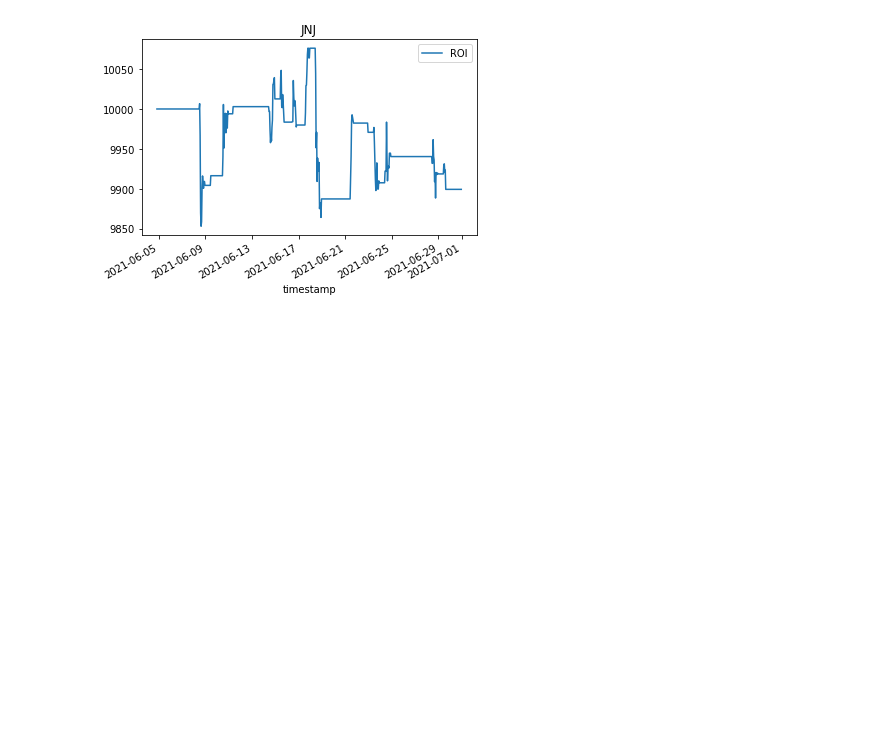
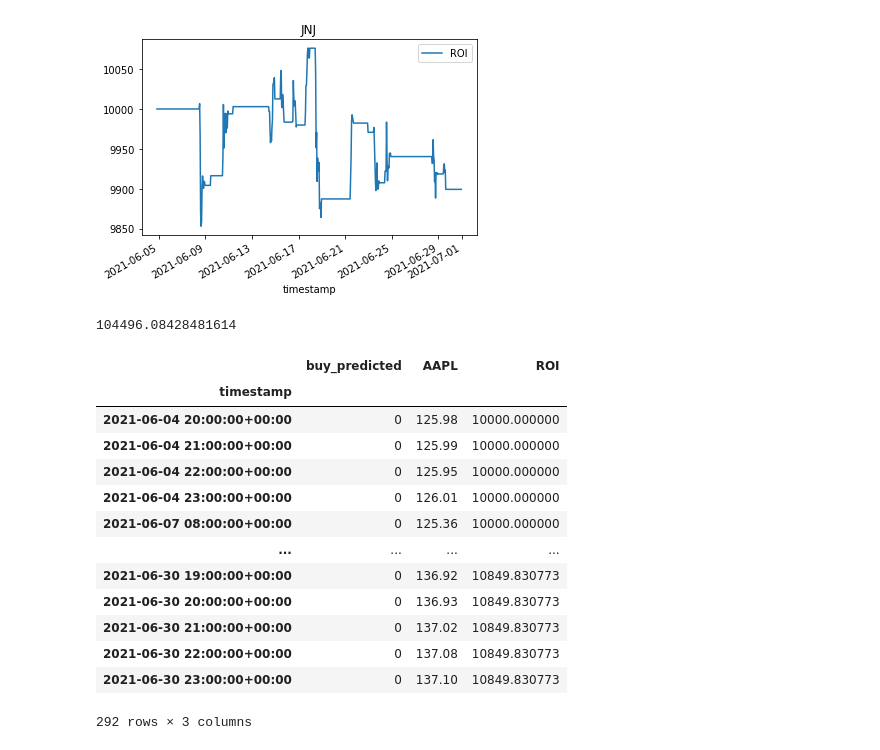
Before and after one commit to BaldHeads/alpha_gen, a Jupyter notebook: scratch/ten_stock_xgboost.ipynb, the cells around one changed output. Saved outputs shown, nothing was run; the diff lists cells and outputs as text; code cells hidden in the pictures; blank space fills up the shorter version.

```diff
--- a/scratch/ten_stock_xgboost.ipynb
+++ b/scratch/ten_stock_xgboost.ipynb
@@ -192,3 +192,28 @@ for i in range(0,len(tickers)):
 [figure]
 [figure]
 [figure]
+# %%
+starting_amount = 10000*len(tickers)
+ending_amount = 0
+for i in range(0,len(tickers)):
+    ending_amount += current_returns_df_list[i].iloc[-1,-1]
+ending_amount
+# %% [output]
+104496.08428481614
+# %%
+current_returns_df_list[0]
+# %% [output]
+|  | buy_predicted | AAPL | ROI |
+| timestamp |  |  |  |
+| 2021-06-04 20:00:00+00:00 | 0 | 125.98 | 10000.000000 |
+| 2021-06-04 21:00:00+00:00 | 0 | 125.99 | 10000.000000 |
+| 2021-06-04 22:00:00+00:00 | 0 | 125.95 | 10000.000000 |
+| 2021-06-04 23:00:00+00:00 | 0 | 126.01 | 10000.000000 |
+| 2021-06-07 08:00:00+00:00 | 0 | 125.36 | 10000.000000 |
+| ... | ... | ... | ... |
+| 2021-06-30 19:00:00+00:00 | 0 | 136.92 | 10849.830773 |
+| 2021-06-30 20:00:00+00:00 | 0 | 136.93 | 10849.830773 |
+| 2021-06-30 21:00:00+00:00 | 0 | 137.02 | 10849.830773 |
+| 2021-06-30 22:00:00+00:00 | 0 | 137.08 | 10849.830773 |
+| 2021-06-30 23:00:00+00:00 | 0 | 137.10 | 10849.830773 |
+292 rows × 3 columns
```
Also changed, not shown: parts of 2 cells of this notebook, 12 other files.
